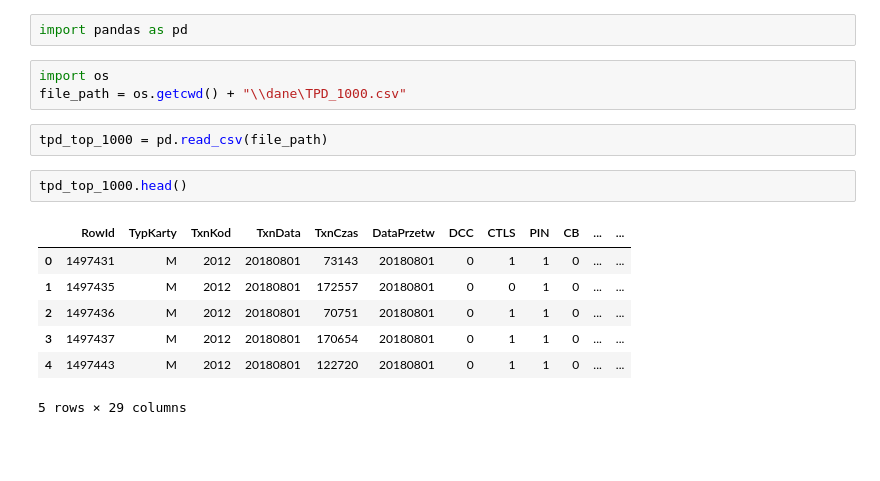
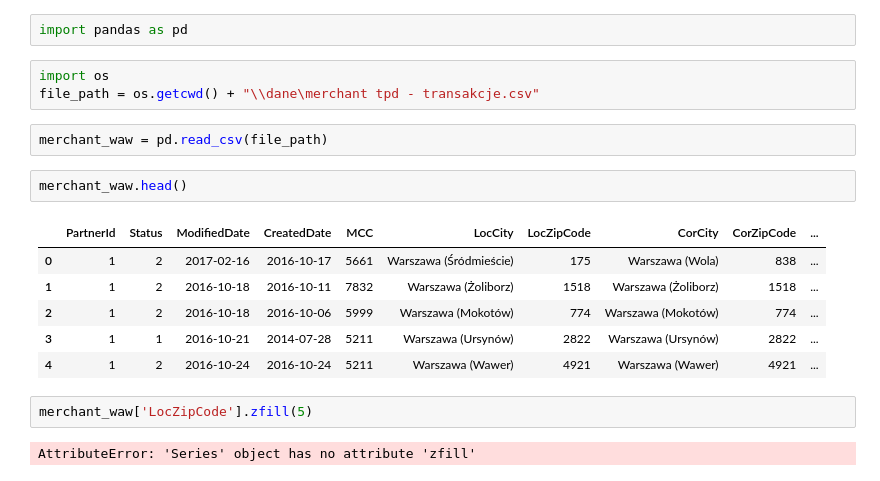
Before and after one commit to dstawinski/pekao, a Jupyter notebook: datavis/michalsz.ipynb, the cells around one changed output. Drawn from its saved outputs; the diff is of its cells as text; blank space fills up the shorter version.

Commit message:
kody pocztowe i merchant z transakcji - dane

```diff
--- a/datavis/michalsz.ipynb
+++ b/datavis/michalsz.ipynb
@@ -2,16 +2,19 @@
 import pandas as pd
 # %%
 import os
-file_path = os.getcwd() + "\\dane\TPD_1000.csv"
+file_path = os.getcwd() + "\\dane\merchant tpd - transakcje.csv"
 # %%
-tpd_top_1000 = pd.read_csv(file_path)
+merchant_waw = pd.read_csv(file_path)
 # %%
-tpd_top_1000.head()
+merchant_waw.head()
 # %% [output]
-|  | RowId | TypKarty | TxnKod | TxnData | TxnCzas | DataPrzetw | DCC | CTLS | PIN | CB | ... | ... |
-| 0 | 1497431 | M | 2012 | 20180801 | 73143 | 20180801 | 0 | 1 | 1 | 0 | ... | ... |
-| 1 | 1497435 | M | 2012 | 20180801 | 172557 | 20180801 | 0 | 0 | 1 | 0 | ... | ... |
-| 2 | 1497436 | M | 2012 | 20180801 | 70751 | 20180801 | 0 | 1 | 1 | 0 | ... | ... |
-| 3 | 1497437 | M | 2012 | 20180801 | 170654 | 20180801 | 0 | 1 | 1 | 0 | ... | ... |
-| 4 | 1497443 | M | 2012 | 20180801 | 122720 | 20180801 | 0 | 1 | 1 | 0 | ... | ... |
+|  | PartnerId | Status | ModifiedDate | CreatedDate | MCC | LocCity | LocZipCode | CorCity | CorZipCode | ... |
+| 0 | 1 | 2 | 2017-02-16 | 2016-10-17 | 5661 | Warszawa (Śródmieście) | 175 | Warszawa (Wola) | 838 | ... |
+| 1 | 1 | 2 | 2016-10-18 | 2016-10-11 | 7832 | Warszawa (Żoliborz) | 1518 | Warszawa (Żoliborz) | 1518 | ... |
+| 2 | 1 | 2 | 2016-10-18 | 2016-10-06 | 5999 | Warszawa (Mokotów) | 774 | Warszawa (Mokotów) | 774 | ... |
+| 3 | 1 | 1 | 2016-10-21 | 2014-07-28 | 5211 | Warszawa (Ursynów) | 2822 | Warszawa (Ursynów) | 2822 | ... |
+| 4 | 1 | 2 | 2016-10-24 | 2016-10-24 | 5211 | Warszawa (Wawer) | 4921 | Warszawa (Wawer) | 4921 | ... |
-5 rows × 29 columns
+# %%
+merchant_waw['LocZipCode'].zfill(5)
+# %% [output]
+AttributeError: 'Series' object has no attribute 'zfill'
```
Also changed, not shown: parts of 7 cells of this notebook, 2 other files.
